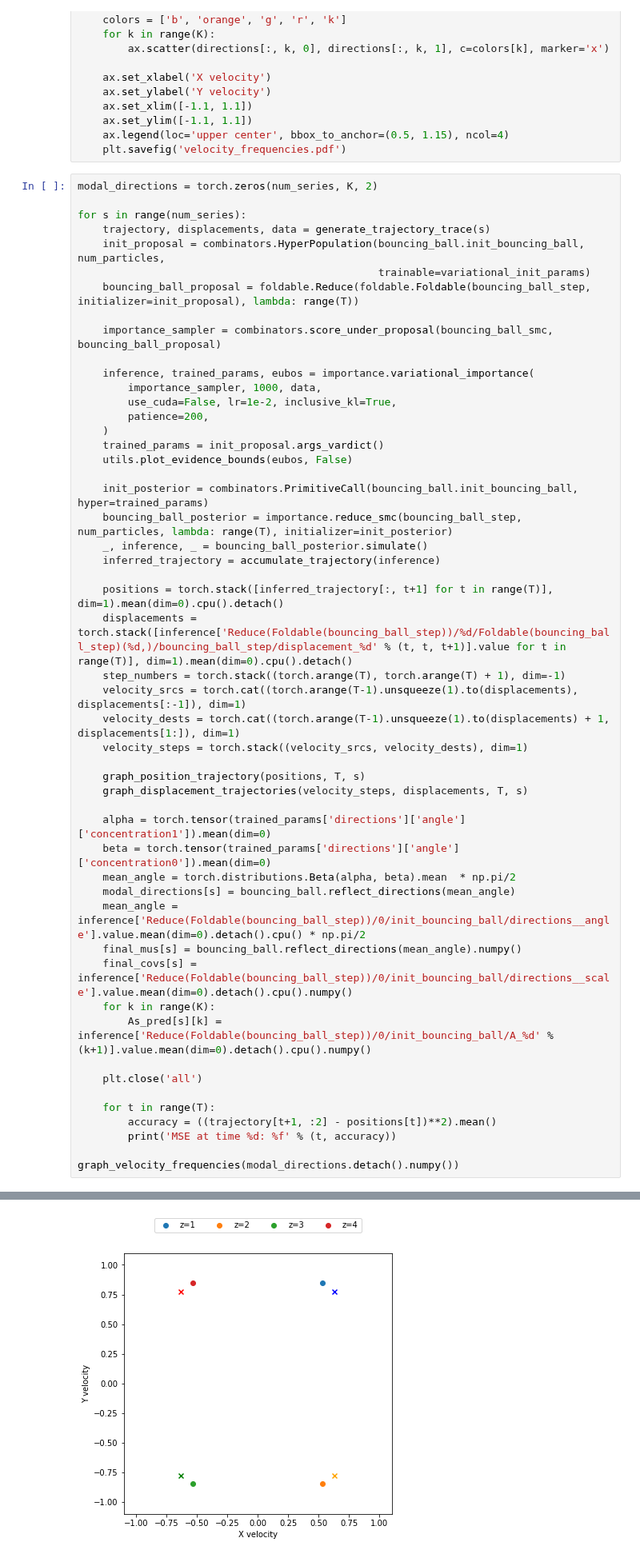
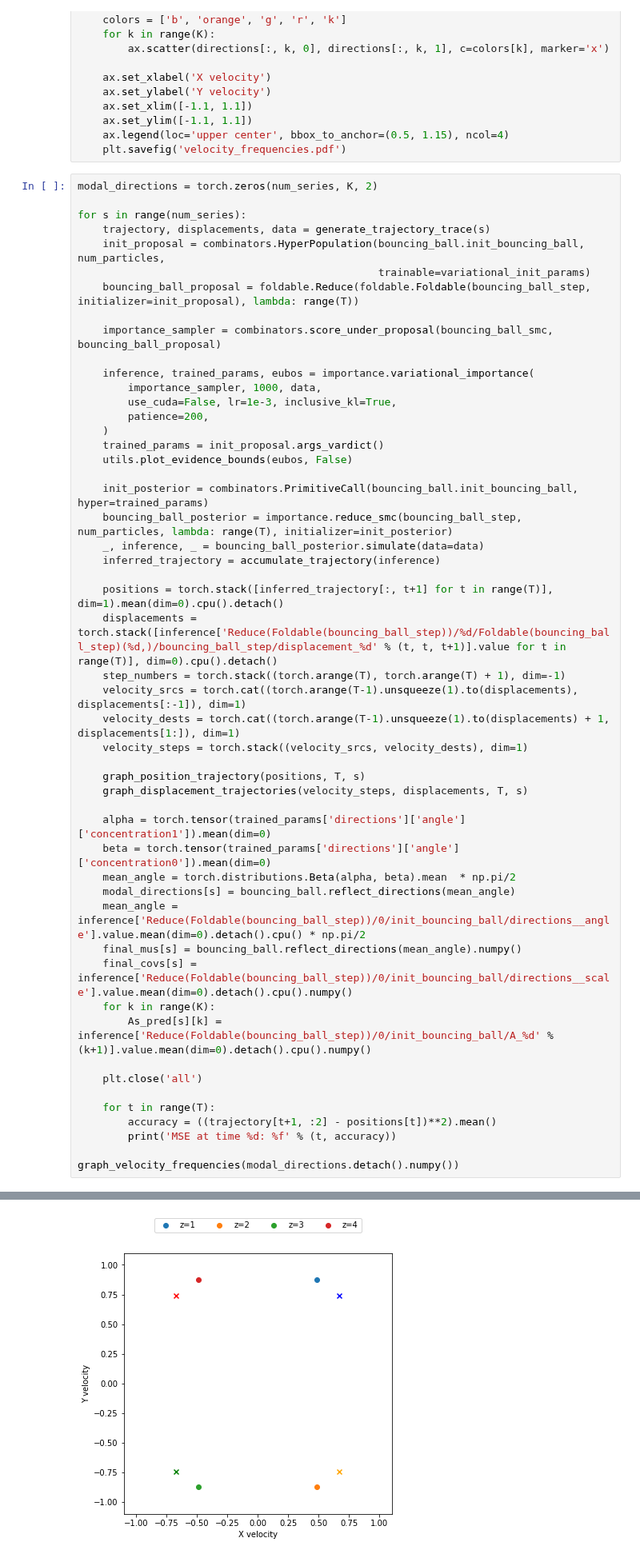
Before and after one commit to probtorch/combinators, a Jupyter notebook: bouncing_ball.ipynb, the cells around one changed output, grey strips where cells are left out. Shown at 80% size. Saved outputs shown, nothing was run; the diff lists cells and outputs as text.

Commit message:
bouncing_ball.ipynb: fix several mistakes, including passing data to posterior
Signed-off-by: Eli Sennesh <esennesh@ccis.neu.edu>

```diff
--- a/bouncing_ball.ipynb
+++ b/bouncing_ball.ipynb
@@ -198,7 +198,7 @@ for s in range(num_series):
 
     inference, trained_params, eubos = importance.variational_importance(
         importance_sampler, 1000, data,
-        use_cuda=False, lr=1e-2, inclusive_kl=True,
+        use_cuda=False, lr=1e-3, inclusive_kl=True,
         patience=200,
     )
     trained_params = init_proposal.args_vardict()
@@ -206,11 +206,11 @@ for s in range(num_series):
 
     init_posterior = combinators.PrimitiveCall(bouncing_ball.init_bouncing_ball, hyper=trained_params)
     bouncing_ball_posterior = importance.reduce_smc(bouncing_ball_step, num_particles, lambda: range(T), initializer=init_posterior)
-    _, inference, _ = bouncing_ball_posterior.simulate()
+    _, inference, _ = bouncing_ball_posterior.simulate(data=data)
     inferred_trajectory = accumulate_trajectory(inference)
 
     positions = torch.stack([inferred_trajectory[:, t+1] for t in range(T)], dim=1).mean(dim=0).cpu().detach()
-    displacements = torch.stack([inference['Reduce(Foldable(bouncing_ball_step))/%d/Foldable(bouncing_ball_step)(%d,)/bouncing_ball_step/displacement_%d' % (t, t, t+1)].value for t in range(T)], dim=1).mean(dim=0).cpu().detach()
+    displacements = torch.stack([inference['Reduce(Foldable(bouncing_ball_step))/%d/Foldable(bouncing_ball_step)(%d,)/bouncing_ball_step/displacement_%d' % (t, t, t+1)].value for t in range(T)], dim=0).cpu().detach()
     step_numbers = torch.stack((torch.arange(T), torch.arange(T) + 1), dim=-1)
     velocity_srcs = torch.cat((torch.arange(T-1).unsqueeze(1).to(displacements), displacements[:-1]), dim=1)
     velocity_dests = torch.cat((torch.arange(T-1).unsqueeze(1).to(displacements) + 1, displacements[1:]), dim=1)
@@ -329,4 +311,4 @@ MSE at time 74: 55.790779
-[figure, old version]
+[figure, new version]
 # %%
 import bouncing_ball_plots
 # %%
```
Also changed, not shown: parts of 4 cells of this notebook.
